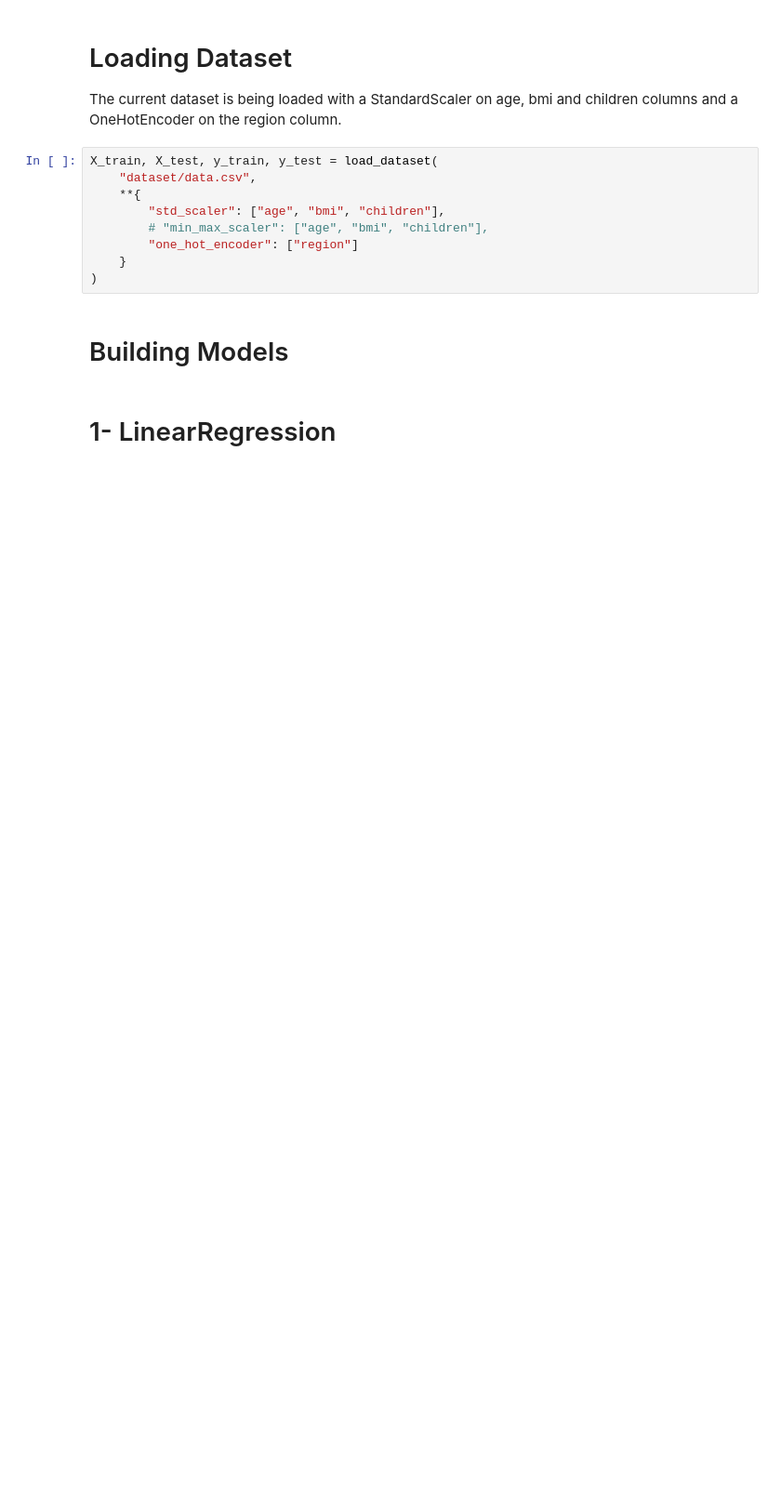
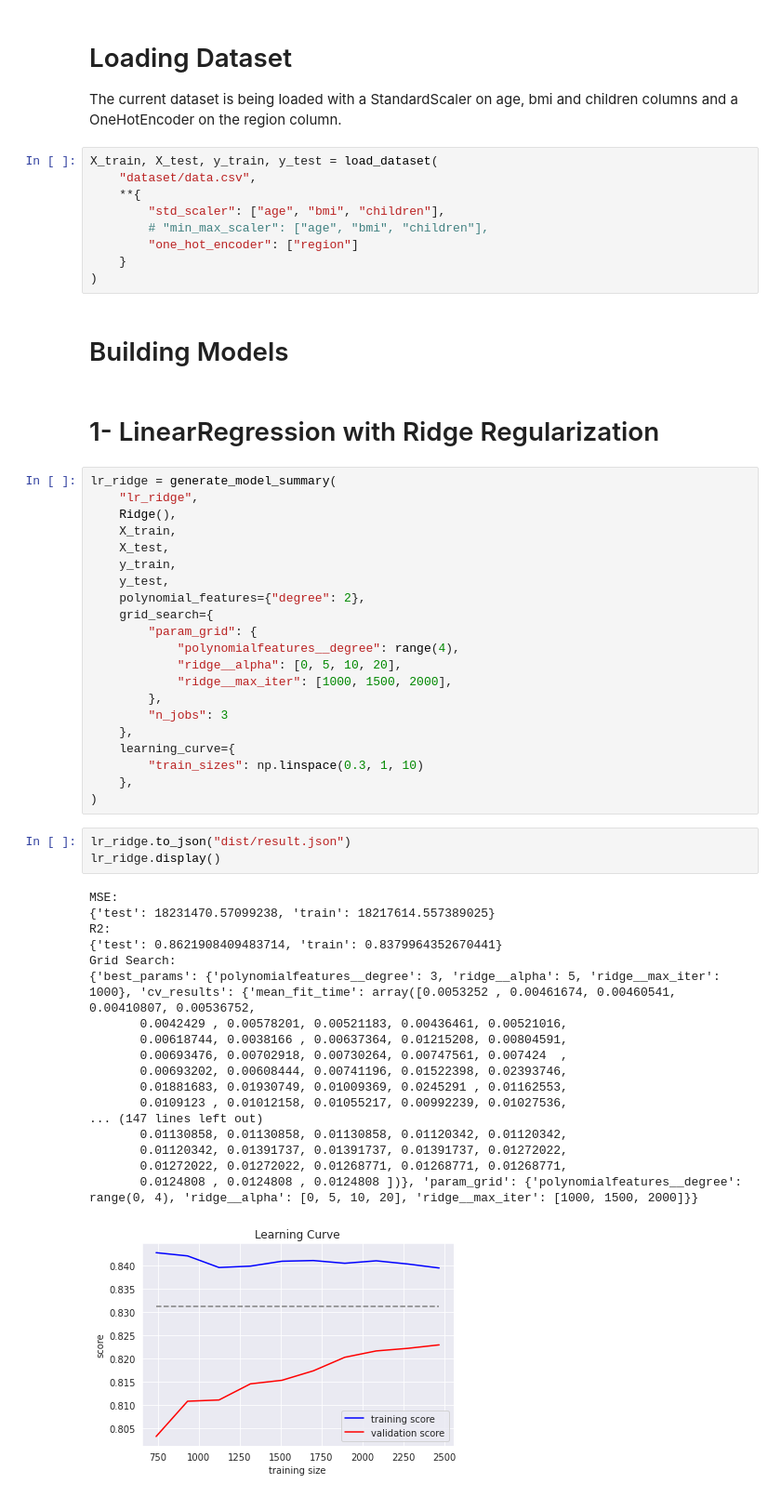
Before and after one commit to allonios/health_insurance_cost_prediction, a Jupyter notebook: training.ipynb, the cells around one changed output. Shown: that part at 93% size. Cells and saved outputs as stored; diff of their text form; blank space fills up the shorter version.

Commit message:
feat: added training models

```diff
--- a/training.ipynb
+++ b/training.ipynb
@@ -193,4 +32,47 @@ X_train, X_test, y_train, y_test = load_dataset(
 # %% [markdown]
 # Building Models
 # %% [markdown]
-# 1- LinearRegression
+# 1- LinearRegression with Ridge Regularization
+# %%
+lr_ridge = generate_model_summary(
+    "lr_ridge",
+    Ridge(),
+    X_train,
+    X_test,
+    y_train,
+    y_test,
+    polynomial_features={"degree": 2},
+    grid_search={
+        "param_grid": {
+            "polynomialfeatures__degree": range(4),
+            "ridge__alpha": [0, 5, 10, 20],
+            "ridge__max_iter": [1000, 1500, 2000],
+        },
+        "n_jobs": 3
+    },
+    learning_curve={
+        "train_sizes": np.linspace(0.3, 1, 10)
+    },
+)
+# %%
+lr_ridge.to_json("dist/result.json")
+lr_ridge.display()
+# %% [output]
+MSE:
+{'test': 18231470.57099238, 'train': 18217614.557389025}
+R2:
+{'test': 0.8621908409483714, 'train': 0.8379964352670441}
+Grid Search:
+{'best_params': {'polynomialfeatures__degree': 3, 'ridge__alpha': 5, 'ridge__max_iter': 1000}, 'cv_results': {'mean_fit_time': array([0.0053252 , 0.00461674, 0.00460541, 0.00410807, 0.00536752,
+       0.0042429 , 0.00578201, 0.00521183, 0.00436461, 0.00521016,
+       0.00618744, 0.0038166 , 0.00637364, 0.01215208, 0.00804591,
+       0.00693476, 0.00702918, 0.00730264, 0.00747561, 0.007424  ,
+       0.00693202, 0.00608444, 0.00741196, 0.01522398, 0.02393746,
+       0.01881683, 0.01930749, 0.01009369, 0.0245291 , 0.01162553,
+       0.0109123 , 0.01012158, 0.01055217, 0.00992239, 0.01027536,
+... (147 lines left out)
+       0.01130858, 0.01130858, 0.01130858, 0.01120342, 0.01120342,
+       0.01120342, 0.01391737, 0.01391737, 0.01391737, 0.01272022,
+       0.01272022, 0.01272022, 0.01268771, 0.01268771, 0.01268771,
+       0.0124808 , 0.0124808 , 0.0124808 ])}, 'param_grid': {'polynomialfeatures__degree': range(0, 4), 'ridge__alpha': [0, 5, 10, 20], 'ridge__max_iter': [1000, 1500, 2000]}}
+[figure, added]
```
Also changed, not shown: parts of 74 cells of this notebook.
